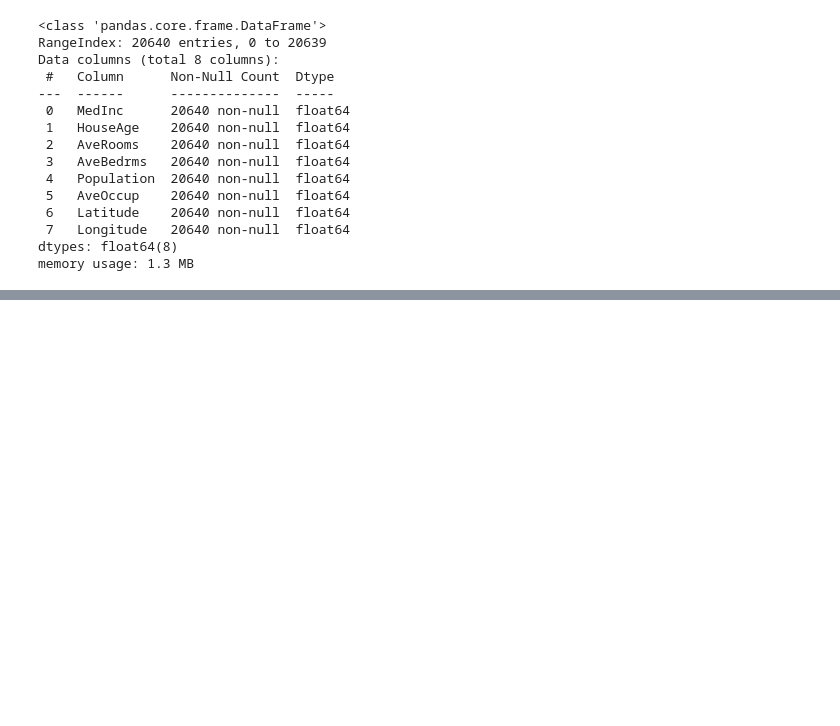
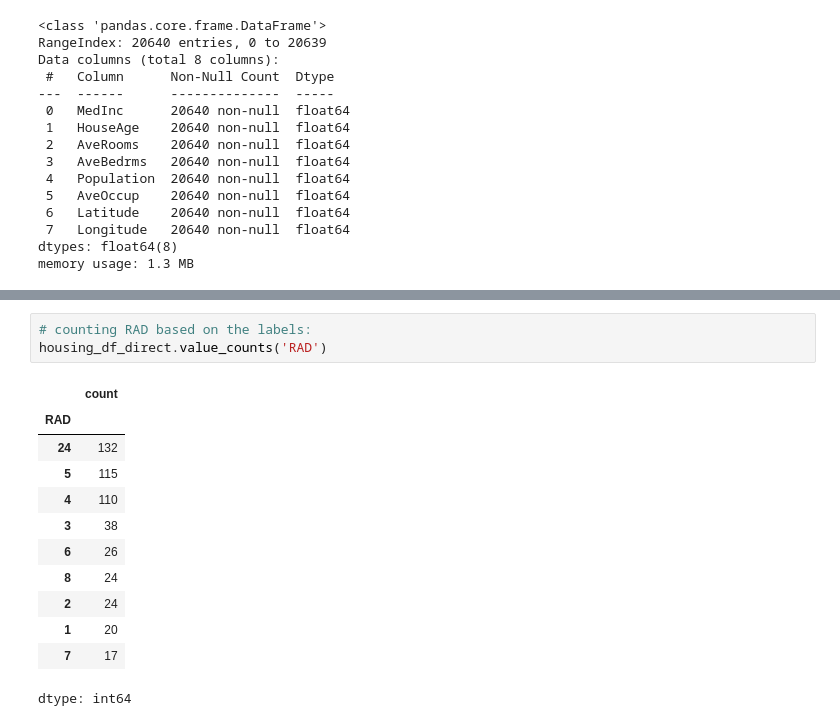
Before and after one commit to officialaryansingh/pandas_learning, a Jupyter notebook: pandas_fundamental.ipynb, the cells around one changed output, grey strips where cells are left out. Saved outputs shown, nothing was run; the diff lists cells and outputs as text; blank space fills up the shorter version.

```diff
--- a/pandas_fundamental.ipynb
+++ b/pandas_fundamental.ipynb
@@ -277,0 +375,16 @@ memory usage: 1.3 MB
+# %%
+# counting RAD based on the labels:
+housing_df_direct.value_counts('RAD')
+# %% [output]
+|  | count |
+| RAD |  |
+| 24 | 132 |
+| 5 | 115 |
+| 4 | 110 |
+| 3 | 38 |
+| 6 | 26 |
+| 8 | 24 |
+| 2 | 24 |
+| 1 | 20 |
+| 7 | 17 |
+dtype: int64
```
Also changed, not shown: parts of 13 cells of this notebook.
